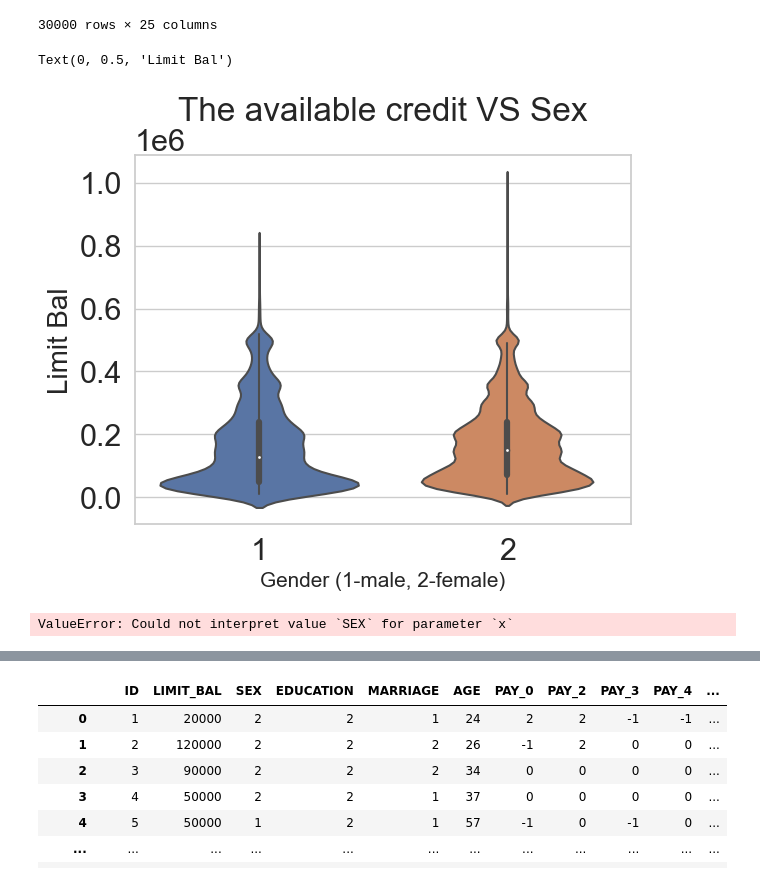
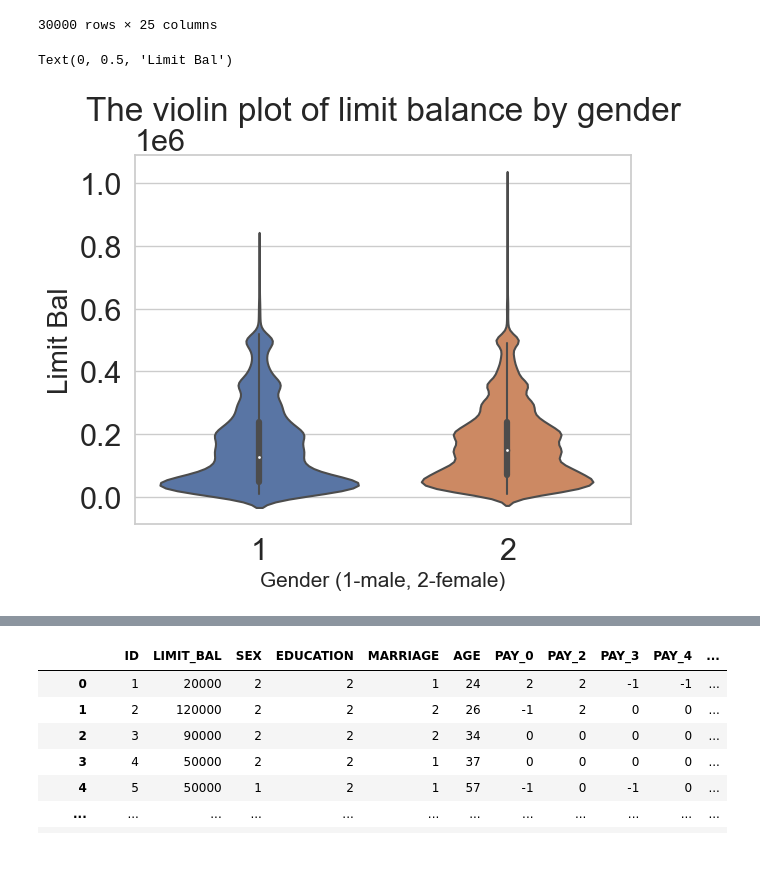
Before and after one commit to ubco-W2022T2-data301/project-group-group27, a Jupyter notebook: analysis/analysis_Betty.ipynb, the cells around one changed output, grey strips where cells are left out. Drawn from its saved outputs; the diff is of its cells as text; code cells hidden in the pictures.

Commit message:
new changes on the visualization

```diff
--- a/analysis/analysis_Betty.ipynb
+++ b/analysis/analysis_Betty.ipynb
@@ -225,15 +225,9 @@ df
 # %%
 sns.set_theme(style = "whitegrid", font_scale = 2)
 limit_sex = sns.violinplot(data = df_cleaned, x = 'SEX', y = 'LIMIT_BAL')
-limit_sex.set(title = 'The available credit VS Sex')
+limit_sex.set(title = 'The violin plot of limit balance by gender')
 plt.xlabel('Gender (1-male, 2-female)', fontsize = '15')
 plt.ylabel('Limit Bal', fontsize = '20')
 # %% [output]
 Text(0, 0.5, 'Limit Bal')
-[figure, old version]
+[figure, new version]
-# %%
-sns.kdeplot(data = df, x = 'SEX', y = 'LIMIT_BAL', fill = True, alpha = 0.5)
-plt.xlabel('Gender (1-male, 2-female)')
-plt.ylabel('Limit_Bal')
-# %% [output]
-ValueError: Could not interpret value `SEX` for parameter `x`
```
Also changed, not shown: parts of 15 cells of this notebook, 1 other file.
